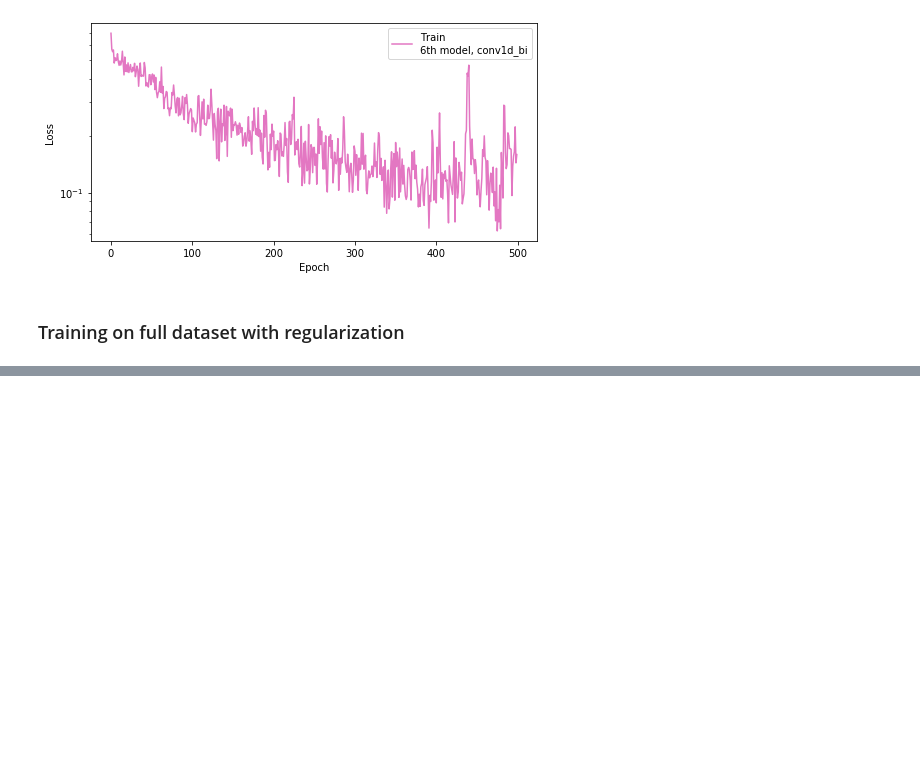
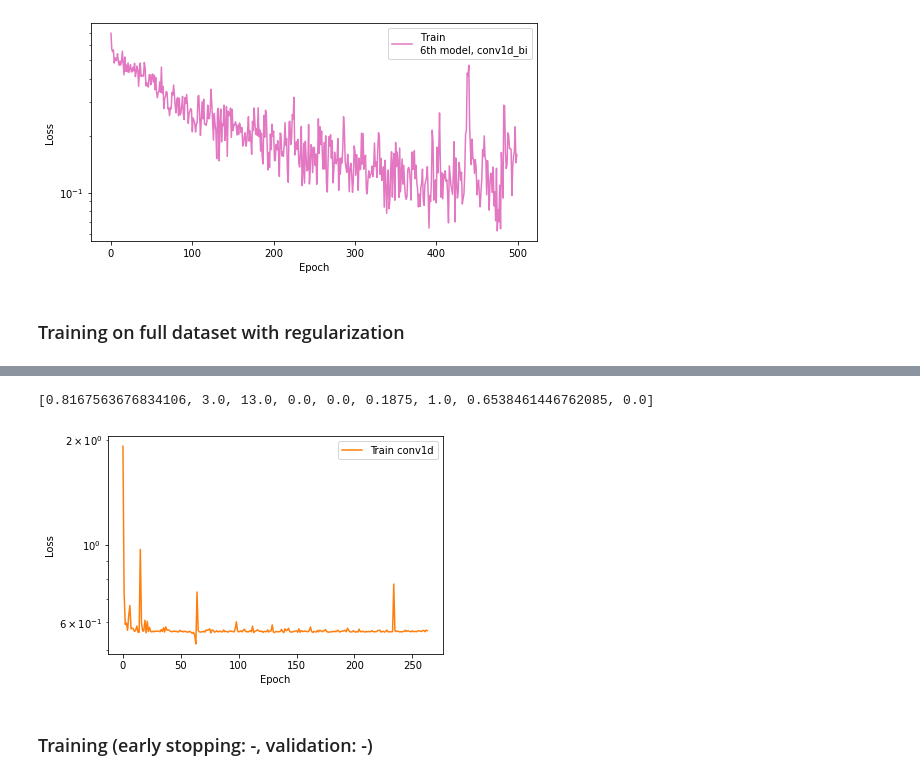
Before and after one commit to dtrizna/SysmonRNN, a Jupyter notebook: main_pipeline.ipynb, the cells around one changed output, grey strips where cells are left out. Saved outputs shown, nothing was run; the diff lists cells and outputs as text; code cells hidden in the pictures; blank space fills up the shorter version.

```diff
--- a/main_pipeline.ipynb
+++ b/main_pipeline.ipynb
@@ -667,0 +793,20 @@ _________________________________________________________________
+# %%
+# reinstantiate models
+model1 = model_conv_rnn(MAX_TIMESTEPS, N)
+model2 = model_conv_birnn(MAX_TIMESTEPS, N)
+
+# reset session and seed for sanity
+tf.keras.backend.clear_session()
+np.random.seed(51)
+tf.random.set_seed(51)
+
+OPT = keras.optimizers.Adam(learning_rate=0.2)
+
+early_stop = tf.keras.callbacks.EarlyStopping(monitor='val_loss', patience=200, min_delta=0.2)
+
+model1.compile(optimizer=OPT, loss='binary_crossentropy', metrics=METRICS)
+model2.compile(optimizer=OPT, loss='binary_crossentropy', metrics=METRICS)
+
+epochs = 1000
+# %%
+h1 = model1.fit(train_Xds, epochs=epochs, callbacks=[early_stop], verbose=1, validation_data=val_Xds)
@@ -667,0 +831,4 @@ _________________________________________________________________
+# %%
+plot_loss(h1.epoch,h1.history, 'conv1d', 1)
+model1.evaluate(val_Xds)
+# %% [output]
@@ -667,0 +836,2 @@ _________________________________________________________________
+[0.8167563676834106, 3.0, 13.0, 0.0, 0.0, 0.1875, 1.0, 0.6538461446762085, 0.0]
+[figure, added]
@@ -667,0 +840,2 @@ _________________________________________________________________
+# %% [markdown]
+### Training (early stopping: -, validation: -)
```
Also changed, not shown: parts of 43 cells of this notebook, 2 other files.
